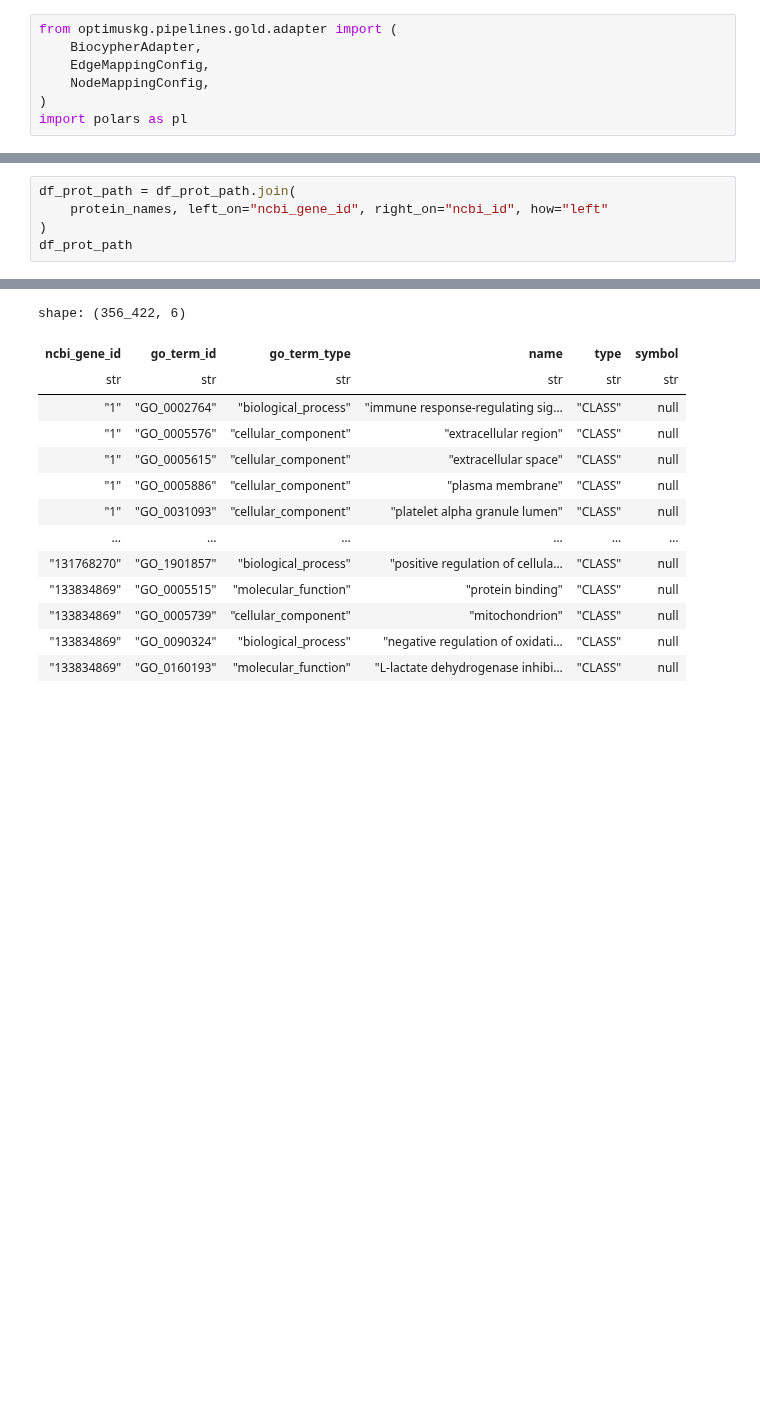
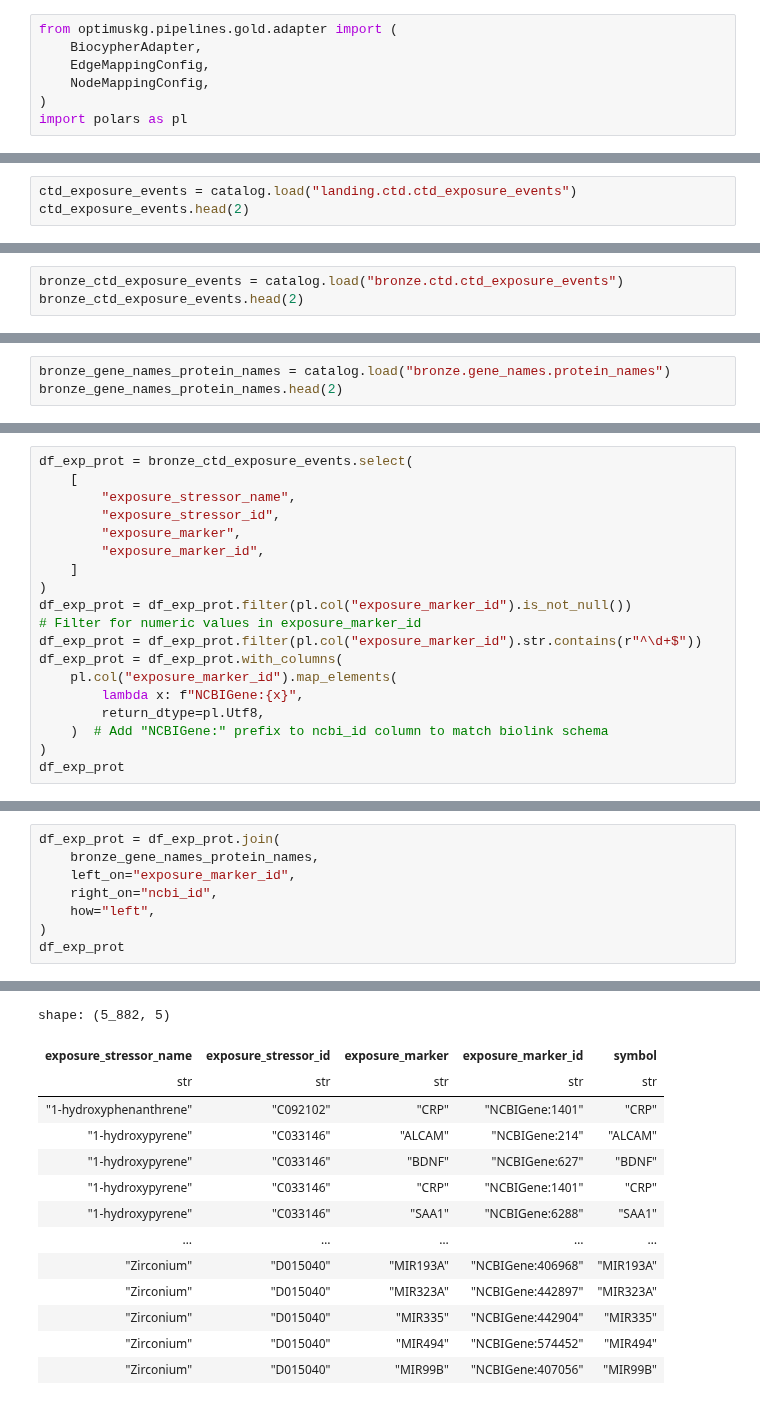
Before and after one commit to mims-harvard/OptimusKG, a Jupyter notebook: notebooks/ctd.ipynb, the cells around one changed output, grey strips where cells are left out. Saved outputs shown, nothing was run; the diff lists cells and outputs as text; blank space fills up the shorter version.

```diff
--- a/notebooks/ctd.ipynb
+++ b/notebooks/ctd.ipynb
@@ -92,0 +8,3 @@ shape: (356_422, 5)
+# %%
+ctd_exposure_events = catalog.load("landing.ctd.ctd_exposure_events")
+ctd_exposure_events.head(2)
@@ -92,0 +20,3 @@ shape: (356_422, 5)
+# %%
+bronze_ctd_exposure_events = catalog.load("bronze.ctd.ctd_exposure_events")
+bronze_ctd_exposure_events.head(2)
@@ -92,0 +32,3 @@ shape: (356_422, 5)
+# %%
+bronze_gene_names_protein_names = catalog.load("bronze.gene_names.protein_names")
+bronze_gene_names_protein_names.head(2)
@@ -92,0 +44,19 @@ shape: (356_422, 5)
+# %%
+df_exp_prot = bronze_ctd_exposure_events.select(
+    [
+        "exposure_stressor_name",
+        "exposure_stressor_id",
+        "exposure_marker",
+        "exposure_marker_id",
+    ]
+)
+df_exp_prot = df_exp_prot.filter(pl.col("exposure_marker_id").is_not_null())
+# Filter for numeric values in exposure_marker_id
+df_exp_prot = df_exp_prot.filter(pl.col("exposure_marker_id").str.contains(r"^\d+$"))
+df_exp_prot = df_exp_prot.with_columns(
+    pl.col("exposure_marker_id").map_elements(
+        lambda x: f"NCBIGene:{x}",
+        return_dtype=pl.Utf8,
+    )  # Add "NCBIGene:" prefix to ncbi_id column to match biolink schema
+)
+df_exp_prot
@@ -93,21 +79,24 @@ shape: (356_422, 5)
 # %%
-df_prot_path = df_prot_path.join(
-    protein_names, left_on="ncbi_gene_id", right_on="ncbi_id", how="left"
+df_exp_prot = df_exp_prot.join(
+    bronze_gene_names_protein_names,
+    left_on="exposure_marker_id",
+    right_on="ncbi_id",
+    how="left",
 )
-df_prot_path
+df_exp_prot
 # %% [output]
 [interactive output not drawn]
-shape: (356_422, 6)
+shape: (5_882, 5)
-| ncbi_gene_id | go_term_id | go_term_type | name | type | symbol |
-| str | str | str | str | str | str |
-| "1" | "GO_0002764" | "biological_process" | "immune response-regulating sig… | "CLASS" | null |
-| "1" | "GO_0005576" | "cellular_component" | "extracellular region" | "CLASS" | null |
-| "1" | "GO_0005615" | "cellular_component" | "extracellular space" | "CLASS" | null |
-| "1" | "GO_0005886" | "cellular_component" | "plasma membrane" | "CLASS" | null |
-| "1" | "GO_0031093" | "cellular_component" | "platelet alpha granule lumen" | "CLASS" | null |
-| … | … | … | … | … | … |
-| "131768270" | "GO_1901857" | "biological_process" | "positive regulation of cellula… | "CLASS" | null |
-| "133834869" | "GO_0005515" | "molecular_function" | "protein binding" | "CLASS" | null |
-| "133834869" | "GO_0005739" | "cellular_component" | "mitochondrion" | "CLASS" | null |
-| "133834869" | "GO_0090324" | "biological_process" | "negative regulation of oxidati… | "CLASS" | null |
-| "133834869" | "GO_0160193" | "molecular_function" | "L-lactate dehydrogenase inhibi… | "CLASS" | null |
+| exposure_stressor_name | exposure_stressor_id | exposure_marker | exposure_marker_id | symbol |
+| str | str | str | str | str |
+| "1-hydroxyphenanthrene" | "C092102" | "CRP" | "NCBIGene:1401" | "CRP" |
+| "1-hydroxypyrene" | "C033146" | "ALCAM" | "NCBIGene:214" | "ALCAM" |
+| "1-hydroxypyrene" | "C033146" | "BDNF" | "NCBIGene:627" | "BDNF" |
+| "1-hydroxypyrene" | "C033146" | "CRP" | "NCBIGene:1401" | "CRP" |
+| "1-hydroxypyrene" | "C033146" | "SAA1" | "NCBIGene:6288" | "SAA1" |
+| … | … | … | … | … |
+| "Zirconium" | "D015040" | "MIR193A" | "NCBIGene:406968" | "MIR193A" |
+| "Zirconium" | "D015040" | "MIR323A" | "NCBIGene:442897" | "MIR323A" |
+| "Zirconium" | "D015040" | "MIR335" | "NCBIGene:442904" | "MIR335" |
+| "Zirconium" | "D015040" | "MIR494" | "NCBIGene:574452" | "MIR494" |
+| "Zirconium" | "D015040" | "MIR99B" | "NCBIGene:407056" | "MIR99B" |
```
Also changed, not shown: parts of 11 cells of this notebook, 3 other files.
